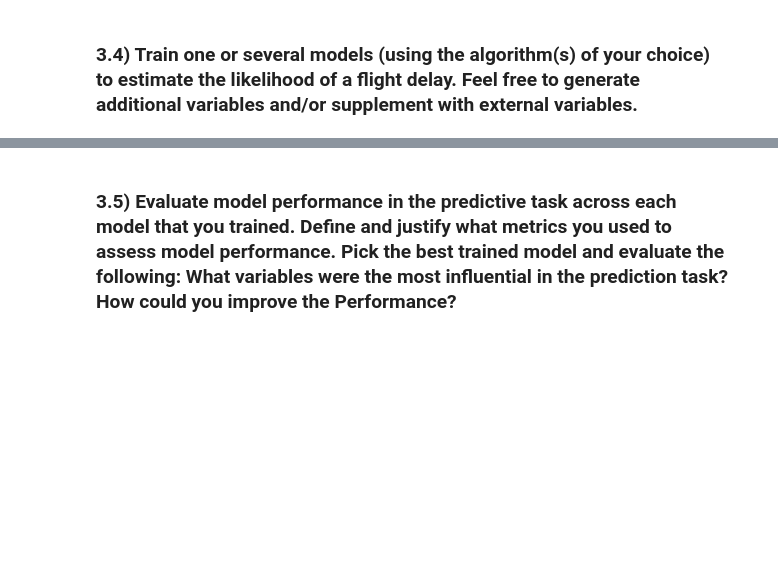
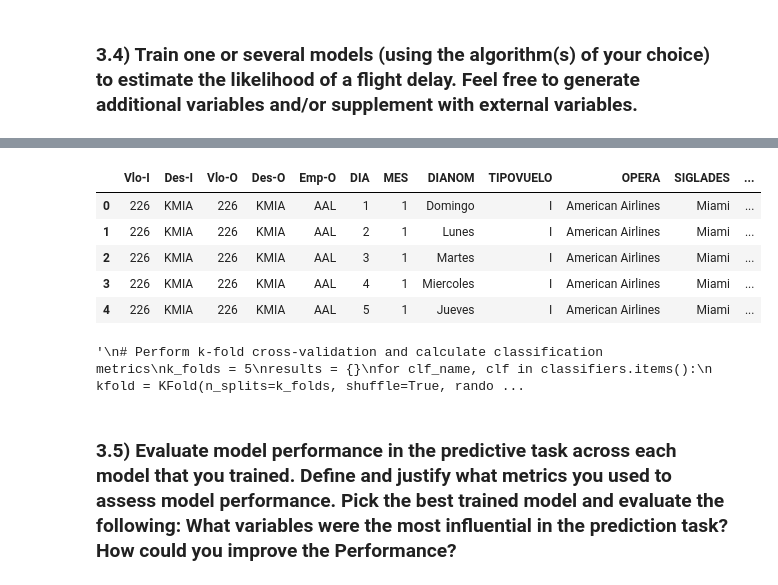
Before and after one commit to jekasores/latam_ds_challenge, a Jupyter notebook: solution.ipynb, the cells around one changed output, grey strips where cells are left out. Saved outputs shown, nothing was run; the diff lists cells and outputs as text; code cells hidden in the pictures; blank space fills up the shorter version.

```diff
--- a/solution.ipynb
+++ b/solution.ipynb
@@ -503,2 +541,17 @@ for feature in features_for_analysis:
+# %%
+df.drop(columns= ['AÑO', 'SIGLAORI', 'Ori-O', 'Ori-I', 'Emp-I', 'Fecha-O', 'Fecha-I', 'delay_15']).head()
+# %% [output]
+|  | Vlo-I | Des-I | Vlo-O | Des-O | Emp-O | DIA | MES | DIANOM | TIPOVUELO | OPERA | SIGLADES | ... |
+| 0 | 226 | KMIA | 226 | KMIA | AAL | 1 | 1 | Domingo | I | American Airlines | Miami | ... |
+| 1 | 226 | KMIA | 226 | KMIA | AAL | 2 | 1 | Lunes | I | American Airlines | Miami | ... |
+| 2 | 226 | KMIA | 226 | KMIA | AAL | 3 | 1 | Martes | I | American Airlines | Miami | ... |
+| 3 | 226 | KMIA | 226 | KMIA | AAL | 4 | 1 | Miercoles | I | American Airlines | Miami | ... |
+| 4 | 226 | KMIA | 226 | KMIA | AAL | 5 | 1 | Jueves | I | American Airlines | Miami | ... |
+# %%
+# Define sets
+X = df_dummies.drop(columns= ['AÑO', 'SIGLAORI', 'Ori-O', 'Ori-I', 'Emp-I', 'Fecha-O', 'Fecha-I', 'delay_15'])
+y = df_dummies['delay_15']
+# %% [output]
+'\n# Perform k-fold cross-validation and calculate classification metrics\nk_folds = 5\nresults = {}\nfor clf_name, clf in classifiers.items():\n    kfold = KFold(n_splits=k_folds, shuffle=True, rando ...
 # %% [markdown]
 ### 3.5) Evaluate model performance in the predictive task across each model that you trained. Define and justify what metrics you used to assess model performance. Pick the best trained model and evaluate the following: What variables were the most influential in the prediction task? How could you improve the Performance?
```
Also changed, not shown: parts of 7 cells of this notebook.
